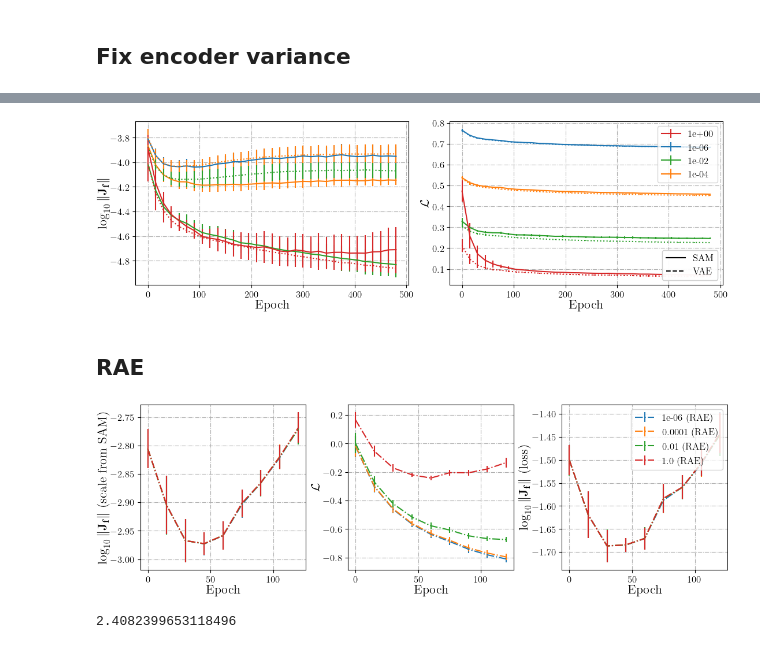
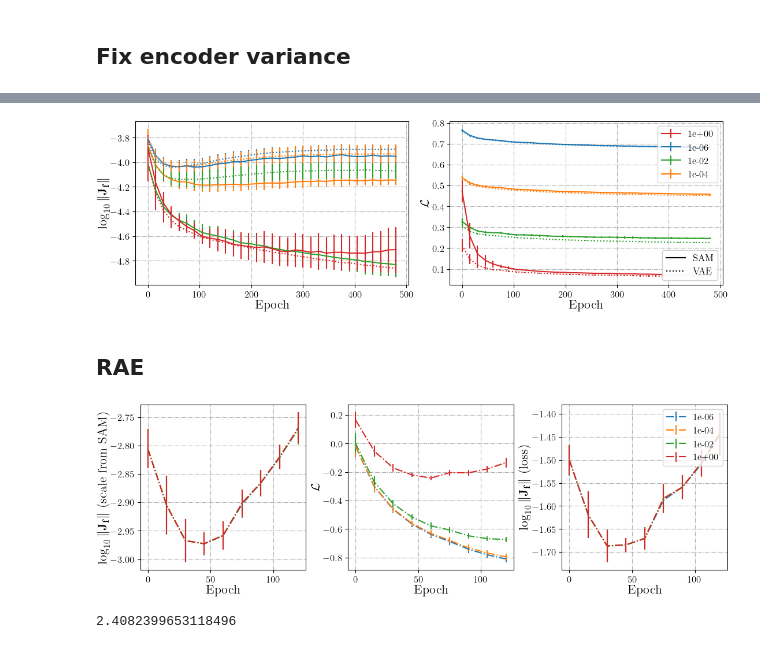
Before and after one commit to rpatrik96/vae-sam, a Jupyter notebook: analysis/figures.ipynb, the cells around one changed output, grey strips where cells are left out. Saved outputs shown, nothing was run; the diff lists cells and outputs as text; code cells hidden in the pictures.

```diff
--- a/analysis/figures.ipynb
+++ b/analysis/figures.ipynb
@@ -154,9 +174,12 @@ for (var, inv_scale_sam), inv_scale_no_sam, inv_scale_rae, color in zip(scale_en
         val_epoch_ticks = range(0, len(inv_scale_sam[0]) * val_epoch_factor, val_epoch_factor)
         ax.errorbar(val_epoch_ticks, np.log10(inv_scale_sam/std*sqrt_dim).mean(0), np.log10(inv_scale_sam/std*sqrt_dim).std(0), c=color, label=f"{var:.0e}", ls="solid")
         ax.errorbar(val_epoch_ticks, np.log10(inv_scale_no_sam/std*sqrt_dim).mean(0), np.log10(inv_scale_no_sam/std*sqrt_dim).std(0), c=color, label=f"{var:.0e}", ls="dotted")
+        #
+
+        # ax.errorbar(val_epoch_ticks, np.log10((inv_scale_sam-inv_scale_no_sam)/std*sqrt_dim).mean(0), np.log10((inv_scale_sam-inv_scale_no_sam)/std*sqrt_dim).std(0), c=color, label=f"{var:.0e}", ls="solid")
 
         # val_epoch_ticks = range(0, len(inv_scale_rae[0]) * val_epoch_factor, val_epoch_factor)
-        # ax.errorbar(val_epoch_ticks, np.log10(inv_scale_rae).mean(0), np.log10(inv_scale_rae).std(0), c=color, label=f"{var} (RAE)", ls="-.")
+        # ax.errorbar(val_epoch_ticks, np.log10(inv_scale_rae).mean(0), np.log10(inv_scale_rae).std(0), c=color, label=f"{var:.0e}", ls="-.")
 
 
 ax.set_xlabel("Epoch", labelpad=LABELPAD)
@@ -173,8 +196,9 @@ for (var, l_sam), l_no_sam, l_rae, color in zip(loss_enc_var_sam.items(), loss_e
         ax.errorbar(val_epoch_ticks, l_sam.mean(0), l_sam.std(0), c=color, label=f"{var:.0e}", ls="solid")
         ax.errorbar(val_epoch_ticks, l_no_sam.mean(0), l_no_sam.std(0), c=color, label=f"{var:.0e}", ls="dotted")
 
+        # ax.errorbar(val_epoch_ticks, l_sam.mean(0) -l_no_sam.mean(0),(l_sam-l_no_sam.mean(0)).std(0), c=color, label=f"{var:.0e}", ls="solid")
         # val_epoch_ticks = range(0, len(l_rae[0]) * val_epoch_factor, val_epoch_factor)
-        # ax.errorbar(val_epoch_ticks, np.log10(l_rae).mean(0), np.log10(l_rae).std(0), c=color, label=f"{var} (RAE)", ls="-.")
+        # ax.errorbar(val_epoch_ticks, np.log10(l_rae).mean(0), np.log10(l_rae).std(0), c=color, label=f"{var:.0e}", ls="-.")
 
 
 # Create the color-based legend and set its location
@@ -185,8 +209,8 @@ labels = unique_labels
 legend1 = ax.legend(handles, labels, loc='upper right')
 
 # Create the linestyle-based legend and set its location
-line_sam = mlines.Line2D([], [], color='black', linestyle='-', label='solid')
-line_no_sam = mlines.Line2D([], [], color='black', linestyle='--', label='dotted')
+line_sam = mlines.Line2D([], [], color='black', linestyle='solid', label='solid')
+line_no_sam = mlines.Line2D([], [], color='black', linestyle='dotted', label='dotted')
 handles2 = [line_sam, line_no_sam]
 labels2 = ['SAM', 'VAE']
 legend2 = ax.legend(handles2, labels2, loc='lower right')
@@ -204,7 +228,7 @@ plt.savefig("loss_grad_fix_enc_var.svg")
 
 # SAM ksiebb rhoval is simabba teszi a gradienseket (TBC)
 # %% [output]
-[figure, old version]
+[figure, new version]
 # %% [markdown]
 ## RAE
 # %%
@@ -226,7 +250,7 @@ for (var, inv_scale_rae), color in zip(scale_rae.items(), COLORS):
     if len(inv_scale_rae) > 0:
         std = np.sqrt(var)
         val_epoch_ticks = range(0, len(inv_scale_rae[0]) * val_epoch_factor, val_epoch_factor)
-        ax.errorbar(val_epoch_ticks, np.log10(np.sqrt(latent_dim) *inv_scale_rae/std).mean(0), np.log10(np.sqrt(latent_dim) * inv_scale_rae/std).std(0), c=color, label=f"{var} (RAE)", ls="-.")
+        ax.errorbar(val_epoch_ticks, np.log10(np.sqrt(latent_dim) *inv_scale_rae/std).mean(0), np.log10(np.sqrt(latent_dim) * inv_scale_rae/std).std(0), c=color, label=f"{var:.0e}", ls="-.")
 
 
 ax.set_xlabel("Epoch", labelpad=LABELPAD)
@@ -238,36 +262,36 @@ ax.grid(True, which="both", ls="-.")
 
 for (var, l_rae), color in zip(loss_rae.items(), COLORS):
     if len(l_rae) > 0:
         val_epoch_ticks = range(0, len(l_rae[0]) * val_epoch_factor, val_epoch_factor)
-        ax.errorbar(val_epoch_ticks, np.log10(l_rae).mean(0), np.log10(l_rae).std(0), c=color, label=f"{var} (RAE)", ls="-.")
+        ax.errorbar(val_epoch_ticks, np.log10(l_rae).mean(0), np.log10(l_rae).std(0), c=color, label=f"{var:.0e}", ls="-.")
 
 
 
 
 ax.set_xlabel("Epoch", labelpad=LABELPAD)
 ax.set_ylabel("$\mathcal{L}$", labelpad=LABELPAD)
 
 
 ax = fig.add_subplot(133)
 ax.grid(True, which="both", ls="-.")
 
 
 
 for (var, g_rae), color in zip(grad_rae.items(), COLORS):
     if len(g_rae) > 0:
         std = np.sqrt(var)
         val_epoch_ticks = range(0, len(g_rae[0]) * val_epoch_factor, val_epoch_factor)
-        ax.errorbar(val_epoch_ticks, np.log10(g_rae/std/np.sqrt(latent_dim)).mean(0), np.log10(g_rae/std/np.sqrt(latent_dim)).std(0), c=color, label=f"{var} (RAE)", ls="-.")
+        ax.errorbar(val_epoch_ticks, np.log10(g_rae/std/np.sqrt(latent_dim)).mean(0), np.log10(g_rae/std/np.sqrt(latent_dim)).std(0), c=color, label=f"{var:.0e}", ls="-.")
 
 
 ax.set_xlabel("Epoch", labelpad=LABELPAD)
 ax.set_ylabel("$\log_{10}\Vert\mathrm{\mathbf{J}}_{\mathbf{f}}\Vert$ (loss)", labelpad=LABELPAD)
 
 
 plt.legend(loc="upper right")
 plt.savefig("loss_grad_rae.svg")
 # %% [output]
-[figure, old version]
+[figure, new version]
 # %%
 np.log10(256)
 # %% [output]
```
Also changed, not shown: parts of 1 cell of this notebook.
